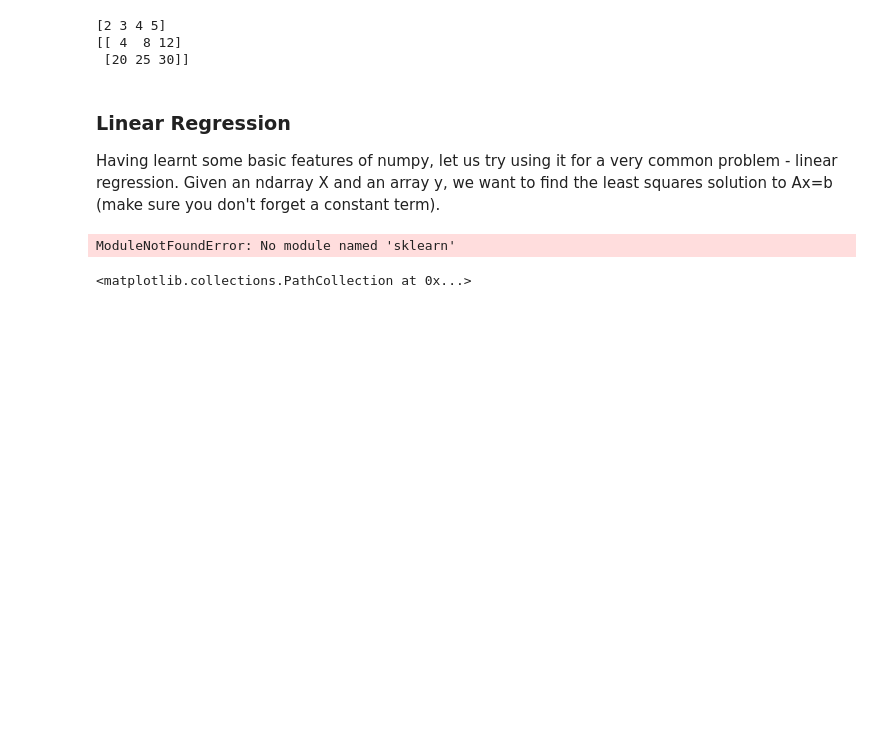
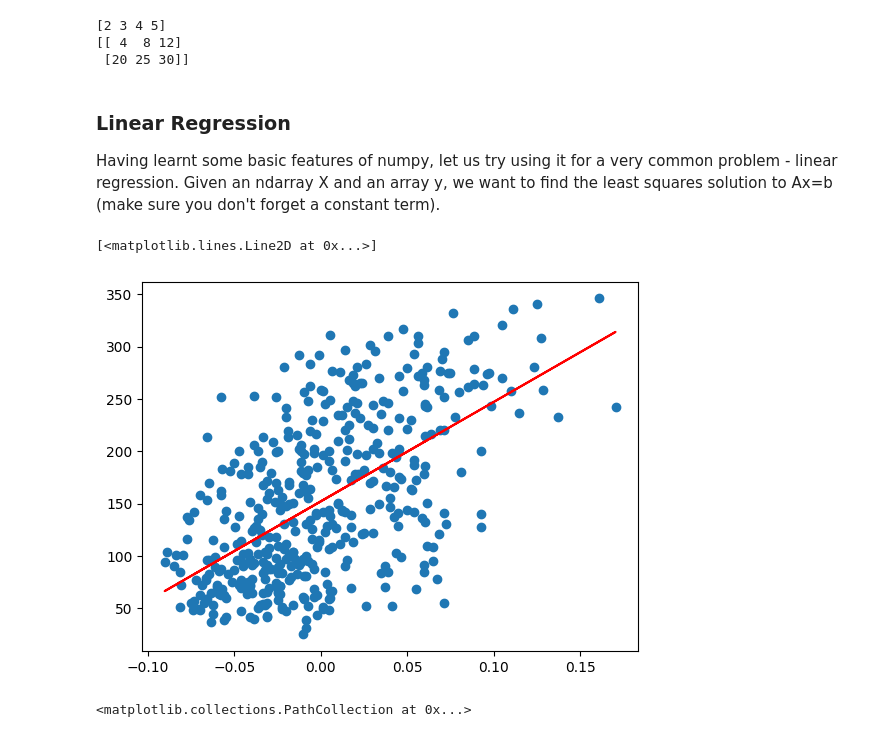
Before and after one commit to Rishika-Dhiman/Generative-AI-Transformer, a Jupyter notebook: Week1/Numpy Assignment/Numpy_Assignment.ipynb, the cells around one changed output. Saved outputs shown, nothing was run; the diff lists cells and outputs as text; code cells hidden in the pictures; blank space fills up the shorter version.

```diff
--- a/Week1/Numpy Assignment/Numpy_Assignment.ipynb
+++ b/Week1/Numpy Assignment/Numpy_Assignment.ipynb
@@ -122,17 +122,19 @@ Given an ndarray X and an array y, we want to find the least squares solution to
 # %%
 from sklearn.datasets import load_diabetes
 from matplotlib import pyplot as plt
 X, y = load_diabetes(return_X_y=True)
 X=X[:,2].reshape(-1,1)
 X=np.hstack((np.ones((X.shape[0],1)),X))
 
 # <START>
 # Use numpy code alone to find the coefficients of x and the constant term 1 to best approximate the given function
-coefs = np.ones(X.shape[1]) # default initialization
+coefs = np.linalg.inv(X.T @ X) @ X.T @ y
+
 plt.scatter(X[:,-1], y)
 plt.plot(X[:,-1], np.matmul(X, coefs), color='red')
 # %% [output]
-ModuleNotFoundError: No module named 'sklearn'
+[<matplotlib.lines.Line2D at 0x...>]
+[figure, added]
 # %%
 # Experiment with your model if you ran it not only with one feature, but with multiple features. Ofc, we won't be able to visualize it anymore
 from sklearn.datasets import load_diabetes
```
Also changed, not shown: parts of 3 cells of this notebook, 1 other file.
